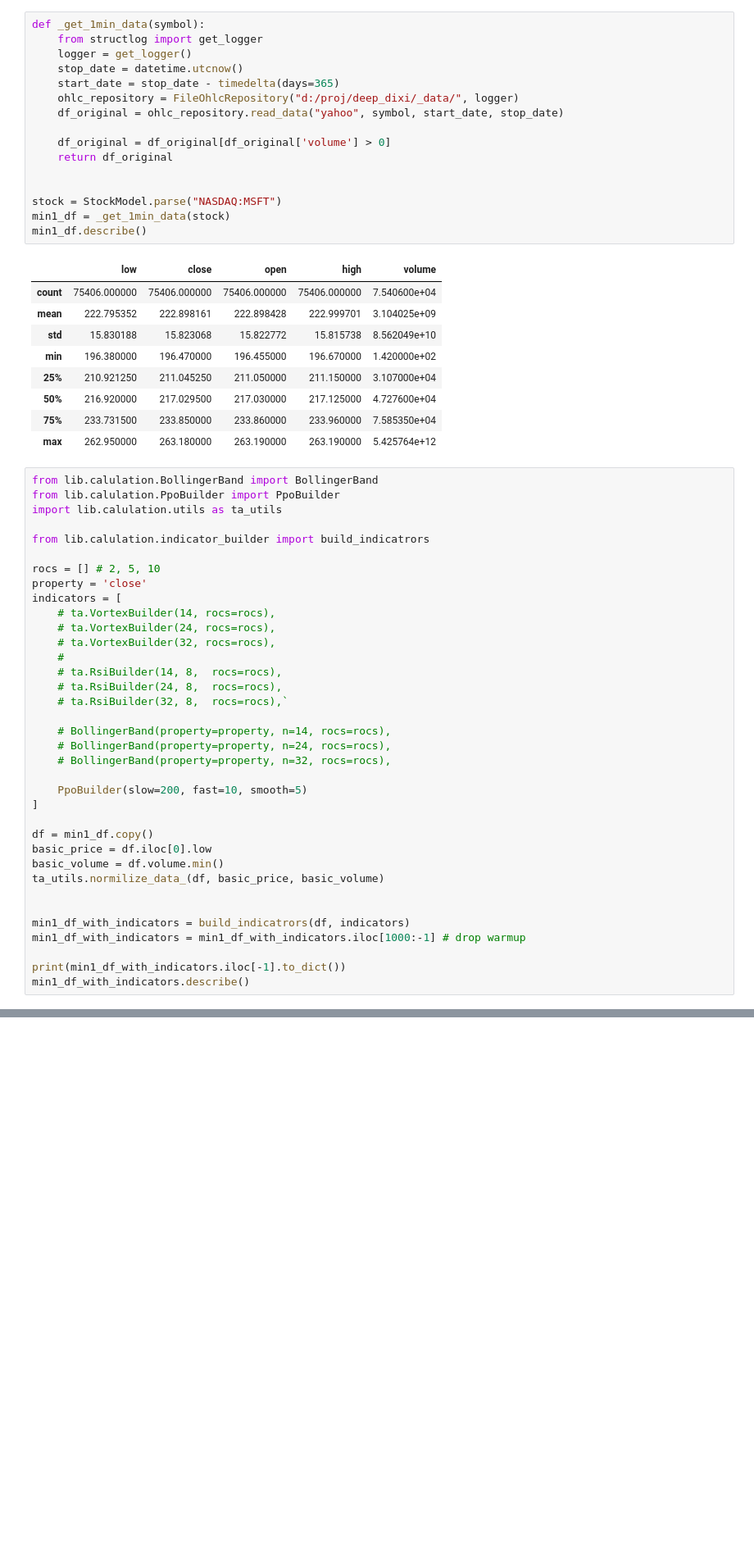
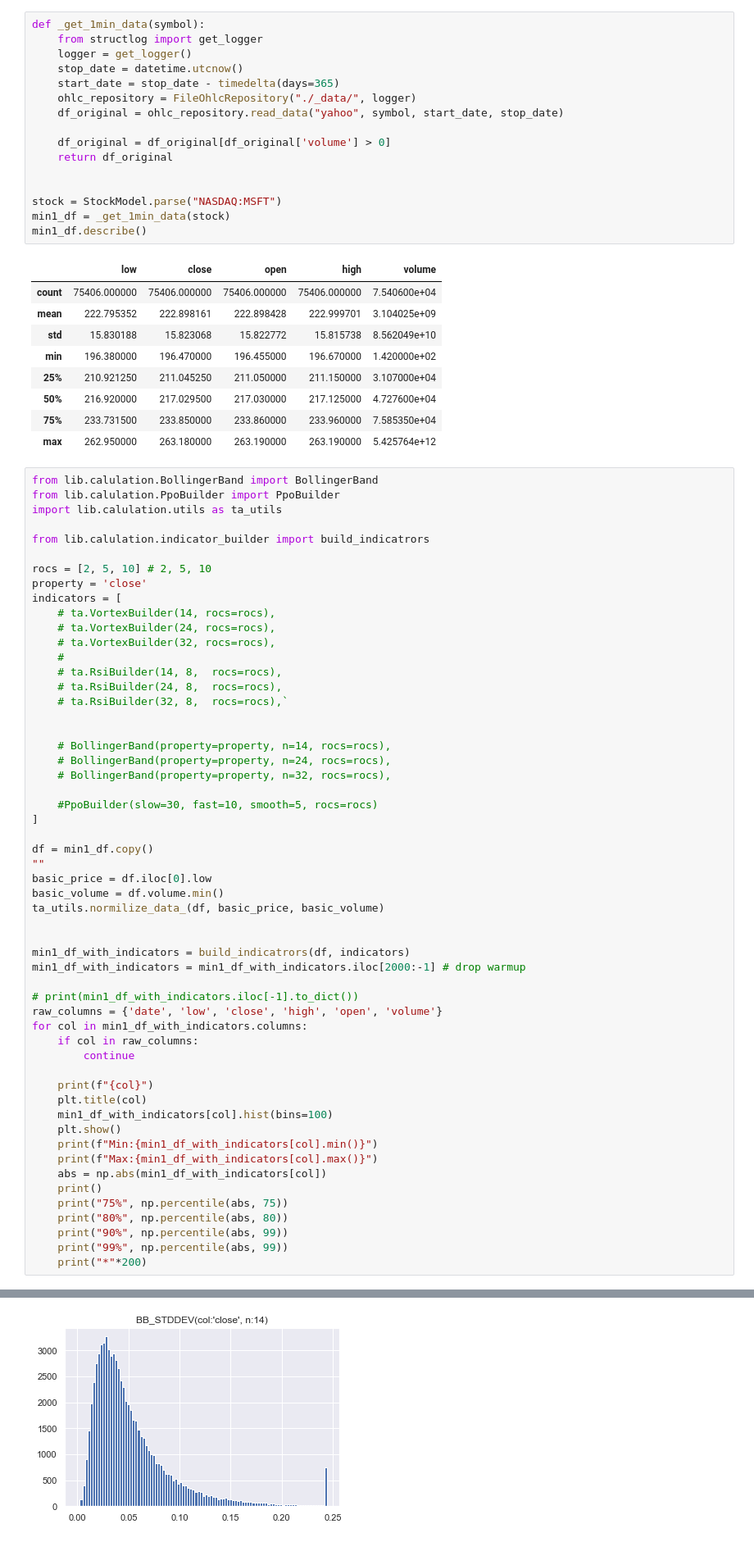
Before and after one commit to lukyanoff/deep_dixi, a Jupyter notebook: min1_stock_monitor.ipynb, the cells around one changed output, grey strips where cells are left out. Shown at 82% size. Drawn from its saved outputs; the diff is of its cells as text; blank space fills up the shorter version.

Commit message:
Fix indicators

```diff
--- a/min1_stock_monitor.ipynb
+++ b/min1_stock_monitor.ipynb
@@ -25,7 +29,7 @@ def _get_1min_data(symbol):
     logger = get_logger()
     stop_date = datetime.utcnow()
     start_date = stop_date - timedelta(days=365)
-    ohlc_repository = FileOhlcRepository("d:/proj/deep_dixi/_data/", logger)
+    ohlc_repository = FileOhlcRepository("./_data/", logger)
     df_original = ohlc_repository.read_data("yahoo", symbol, start_date, stop_date)
 
     df_original = df_original[df_original['volume'] > 0]
@@ -52,7 +56,7 @@ import lib.calulation.utils as ta_utils
 
 from lib.calulation.indicator_builder import build_indicatrors
 
-rocs = [] # 2, 5, 10
+rocs = [2, 5, 10] # 2, 5, 10
 property = 'close'
 indicators = [
     # ta.VortexBuilder(14, rocs=rocs),
@@ -63,22 +67,41 @@ indicators = [
     # ta.RsiBuilder(24, 8,  rocs=rocs),
     # ta.RsiBuilder(32, 8,  rocs=rocs),`
 
+
     # BollingerBand(property=property, n=14, rocs=rocs),
     # BollingerBand(property=property, n=24, rocs=rocs),
     # BollingerBand(property=property, n=32, rocs=rocs),
 
-    PpoBuilder(slow=200, fast=10, smooth=5)
+    #PpoBuilder(slow=30, fast=10, smooth=5, rocs=rocs)
 ]
 
 df = min1_df.copy()
+""
 basic_price = df.iloc[0].low
 basic_volume = df.volume.min()
 ta_utils.normilize_data_(df, basic_price, basic_volume)
 
 
 min1_df_with_indicators = build_indicatrors(df, indicators)
-min1_df_with_indicators = min1_df_with_indicators.iloc[1000:-1] # drop warmup
+min1_df_with_indicators = min1_df_with_indicators.iloc[2000:-1] # drop warmup
 
-print(min1_df_with_indicators.iloc[-1].to_dict())
-min1_df_with_indicators.describe()
+# print(min1_df_with_indicators.iloc[-1].to_dict())
+raw_columns = {'date', 'low', 'close', 'high', 'open', 'volume'}
+for col in min1_df_with_indicators.columns:
+    if col in raw_columns:
+        continue
+
+    print(f"{col}")
+    plt.title(col)
+    min1_df_with_indicators[col].hist(bins=100)
+    plt.show()
+    print(f"Min:{min1_df_with_indicators[col].min()}")
+    print(f"Max:{min1_df_with_indicators[col].max()}")
+    abs = np.abs(min1_df_with_indicators[col])
+    print()
+    print("75%", np.percentile(abs, 75))
+    print("80%", np.percentile(abs, 80))
+    print("90%", np.percentile(abs, 99))
+    print("99%", np.percentile(abs, 99))
+    print("*"*200)
 # %% [output]
@@ -94,0 +109 @@ min1_df_with_indicators.describe()
+[figure, added]
```
Also changed, not shown: parts of 3 cells of this notebook, 9 other files.
